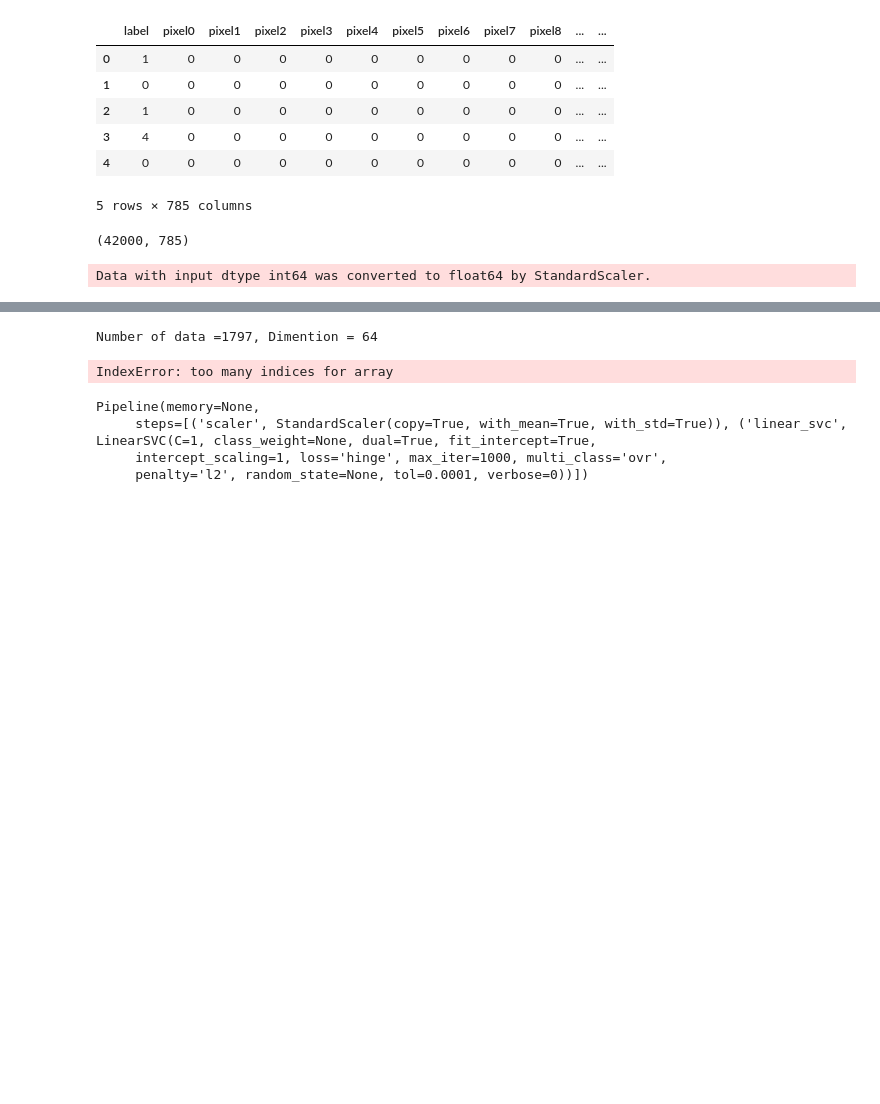
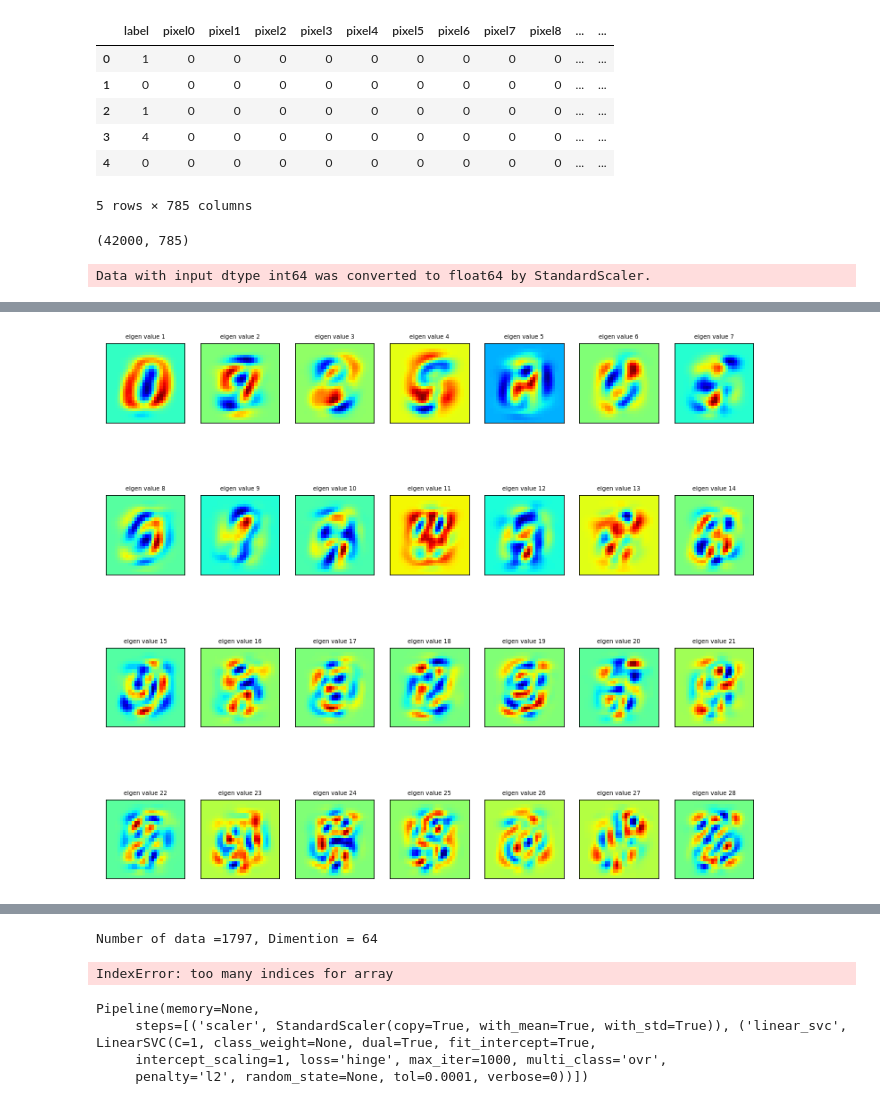
Before and after one commit to soujiro0725/spark-environment, a Jupyter notebook: python/svm.ipynb, the cells around one changed output, grey strips where cells are left out. Cells and saved outputs as stored; diff of their text form; code cells hidden in the pictures; blank space fills up the shorter version.

```diff
--- a/python/svm.ipynb
+++ b/python/svm.ipynb
@@ -97,3 +97,25 @@ This is the format of your plot grid:
 With insets:
 [ x2,y2 ] over [ (1,1) x1,y1 ]
 [interactive output not drawn]
+# %%
+n_components = 30
+pca = PCA(n_components=n_components).fit(train.values)
+# %%
+eigenvalues = pca.components_.reshape(n_components, 28, 28)
+eigenvalues = pca.components_
+# %%
+n_row = 4
+n_col = 7
+
+plt.figure(figsize=(13,12))
+for i in list(range(n_row * n_col)):
+    offset = 0
+    plt.subplot(n_row, n_col, i + 1)
+    plt.imshow(eigenvalues[i].reshape(28,28), cmap='jet')
+    title_text = 'eigen value '  + str(i+1)
+    plt.title(title_text, size=6.5)
+    plt.xticks(())
+    plt.yticks(())
+plt.show()
+# %% [output]
+[figure, added]
```
Also changed, not shown: parts of 7 cells of this notebook.
